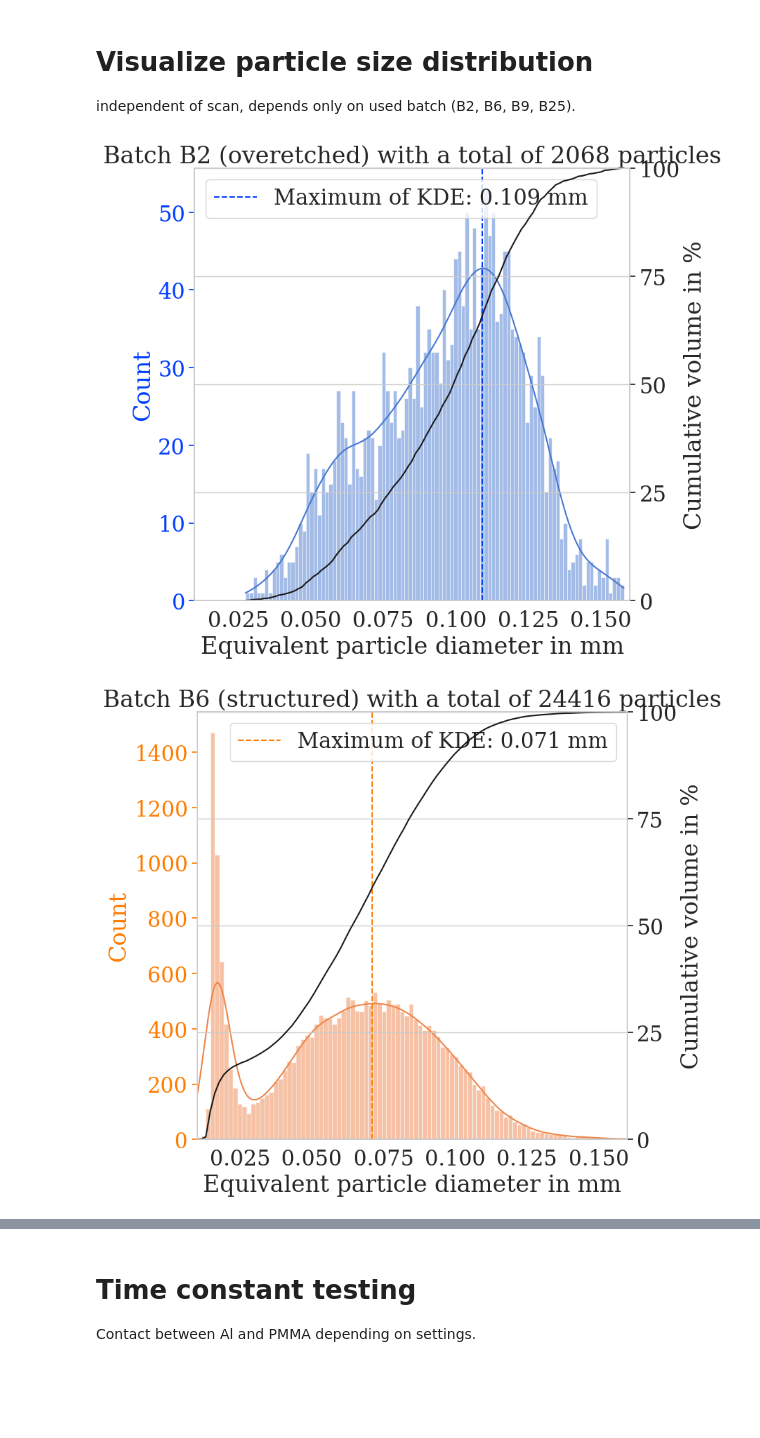
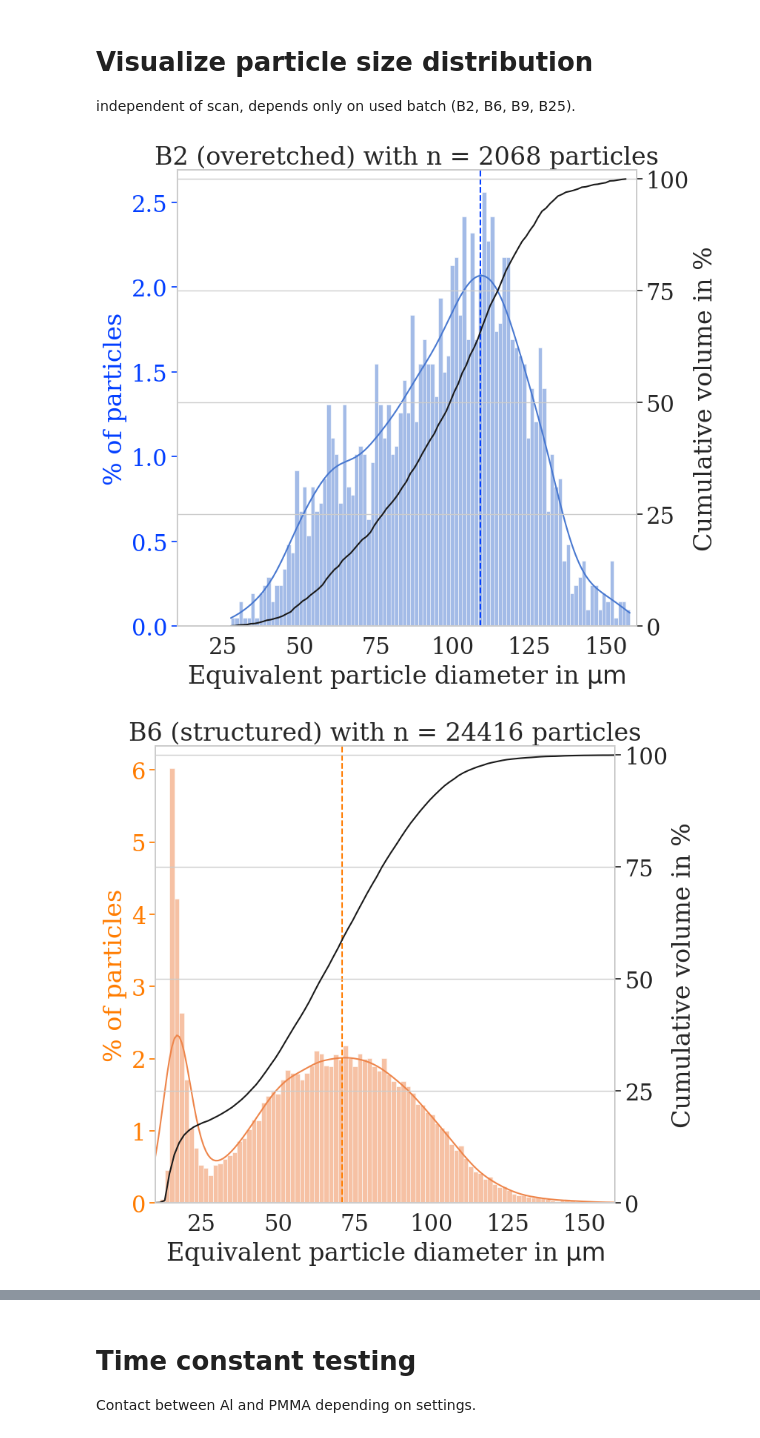
Before and after one commit to Eudoxosfly/Masterthesis, a Jupyter notebook: uCT_analysis/visualization.ipynb, the cells around one changed output, grey strips where cells are left out. Saved outputs shown, nothing was run; the diff lists cells and outputs as text; code cells hidden in the pictures; blank space fills up the shorter version.

```diff
--- a/uCT_analysis/visualization.ipynb
+++ b/uCT_analysis/visualization.ipynb
@@ -126,47 +126,49 @@ for batch, name in zip(batch_list, batch_names):
     volumes = []
     for specimen in batch:
         volumes = np.concat([volumes, analytics[specimen]["particle_statistics"]["volume_mm3"].values * SCALE_FACTOR_3D], axis=None)
-    diameter_distribution[name] = np.sort(np.cbrt(volumes))[:-10]
-    counts, bins = np.histogram(np.sort(np.cbrt(volumes))[:-10], bins=100)
+    diameter_distribution[name] = np.sort(np.cbrt(volumes))[:-10]*1e3
+    counts, bins = np.histogram(np.sort(np.cbrt(volumes))[:-10]*1e3, bins=100)
     cumulative_volume[name] = {"y": np.cumsum(counts) / np.sum(counts) * 100,
                                "x": bins[:-1]}
 # %%
 sns.set_context("paper")
 sns.set_theme(font="serif", style="whitegrid", font_scale=2)
-peaks = [0.109, 0.071, 0.064, 0.069]
+peaks = np.array([0.109, 0.071, 0.064, 0.069])*1e3
 cmap = sns.color_palette("muted", 4)
 cmap_line = sns.color_palette("bright", 4)
 
 for ii, batch in enumerate(batch_names):
     fig, ax = plt.subplots(1, 1, figsize=(8, 8))
-    df = pd.DataFrame(diameter_distribution[batch], columns=["Equivalent particle diameter in mm"])
+    df = pd.DataFrame(diameter_distribution[batch],
+                      columns=["Equivalent particle diameter in $\mathrm{\mu m}$"])
     sns.histplot(df,
-                 x="Equivalent particle diameter in mm",
+                 x="Equivalent particle diameter in $\mathrm{\mu m}$",
                  bins=100,
                  ax=ax,
                  kde=True,
-                 color=cmap[ii])
+                 color=cmap[ii],
+                 stat="percent")
     ax2 = ax.twinx()
     sns.lineplot(data=pd.DataFrame(cumulative_volume[batch]),
                     x="x",
                     y="y",
                     ax=ax2,
                     color="k")
     ax2.grid("minor")
     ax2.legend([], [], frameon=False)
     ax2.set_ylabel("Cumulative volume in %")
-    ax2.set_ylim(0, 100)
+    ax2.set_ylim(0, 102)
     ax2.set_yticks(np.arange(0, 101, 25))
     ax.axvline(peaks[ii], color=cmap_line[ii], linestyle="--", label="Maximum of KDE: " + str(peaks[ii]) + " mm")
-    ax.legend(loc="upper left" if batch == "B2 (overetched)" else "upper right")
-    ax.set_title("Batch " + batch + " with a total of " + str(len(diameter_distribution[batch])) + " particles")
-    ax.set_ylabel('Count')
-    ax.set_xlim(0.01, 0.16)
+    # ax.legend(loc="upper left" if batch == "B2 (overetched)" else "upper right")
+    ax.set_title(batch + " with n = " + str(len(diameter_distribution[batch])) + " particles")
+    ax.set_ylabel('% of particles')
+    ax.set_xlim(10, 160)
     ax.grid(False)
     ax.yaxis.label.set_color(cmap_line[ii])
     ax.tick_params(axis='y', colors=cmap_line[ii])
     fig.savefig("../../06_Results/ParticleSizeDistribution/" + batch + ".pdf", bbox_inches="tight", pad_inches=0)
     fig.savefig("../../06_Results/ParticleSizeDistribution/" + batch + ".png", bbox_inches="tight", pad_inches=0)
 # %% [output]
-[figure, old version]
+[figure, new version]
-[figure, old version]
+[figure, new version]
```
Also changed, not shown: parts of 1 cell of this notebook, 8 other files.
